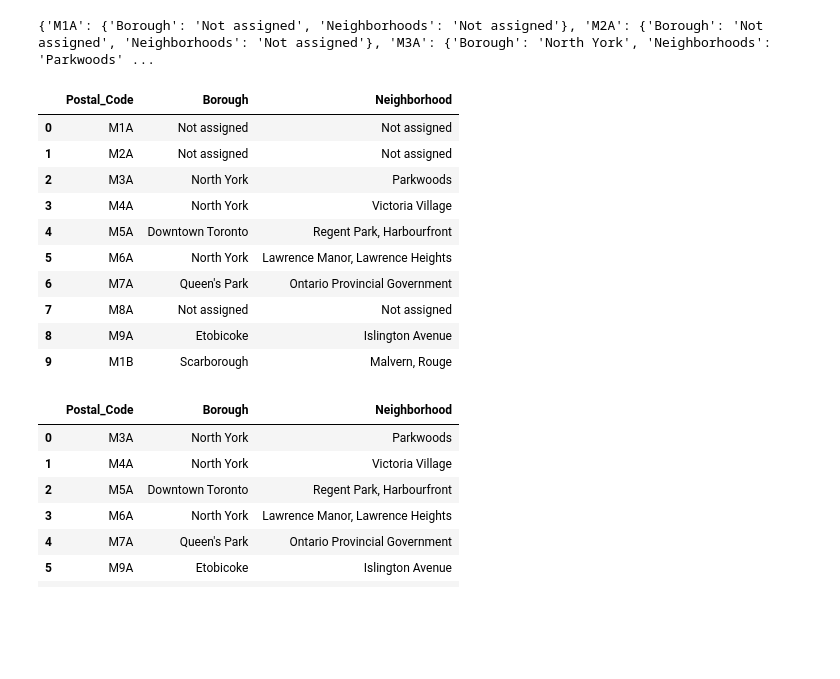
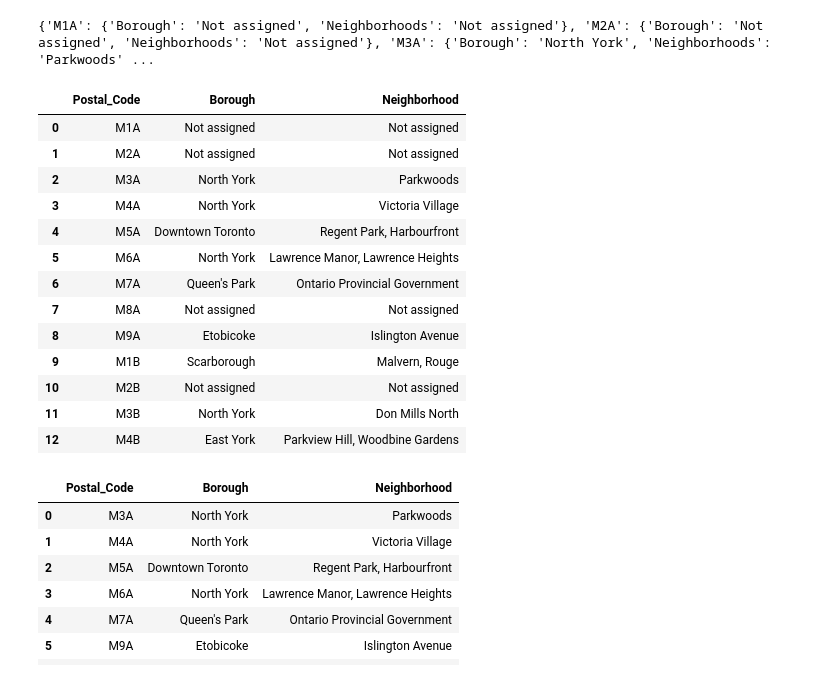
Before and after one commit to KSCamachoC/Coursera_Capstone, a Jupyter notebook: CanadaCodigoPostal.ipynb, the cells around one changed output. Drawn from its saved outputs; the diff is of its cells as text; code cells hidden in the pictures; blank space fills up the shorter version.

```diff
--- a/CanadaCodigoPostal.ipynb
+++ b/CanadaCodigoPostal.ipynb
@@ -62,25 +64,28 @@ print(dicion_pc )
 # %%
 columns = ['Postal_Code', 'Borough', 'Neighborhood']
 df = pd.DataFrame(columns=columns)
 df.head(20)
 for postal_code in dicion_pc:
         boro = dicion_pc[postal_code]['Borough']
         nei = dicion_pc[postal_code]['Neighborhoods']
         new_row = {"Postal_Code": postal_code, "Borough": boro, "Neighborhood": nei}
         df = pd.concat([df, pd.DataFrame([new_row])], ignore_index=True)
-df.head(10)
+df.head(13)
 # %% [output]
 |  | Postal_Code | Borough | Neighborhood |
 | 0 | M1A | Not assigned | Not assigned |
 | 1 | M2A | Not assigned | Not assigned |
 | 2 | M3A | North York | Parkwoods |
 | 3 | M4A | North York | Victoria Village |
 | 4 | M5A | Downtown Toronto | Regent Park, Harbourfront |
 | 5 | M6A | North York | Lawrence Manor, Lawrence Heights |
 | 6 | M7A | Queen's Park | Ontario Provincial Government |
 | 7 | M8A | Not assigned | Not assigned |
 | 8 | M9A | Etobicoke | Islington Avenue |
 | 9 | M1B | Scarborough | Malvern, Rouge |
+| 10 | M2B | Not assigned | Not assigned |
+| 11 | M3B | North York | Don Mills North |
+| 12 | M4B | East York | Parkview Hill, Woodbine Gardens |
 # %%
 df1 = df[df.Borough != 'Not assigned']
 df2 = df1.groupby(['Postal_Code','Borough'], sort=False).agg(', '.join)
```
Also changed, not shown: parts of 6 cells of this notebook.
